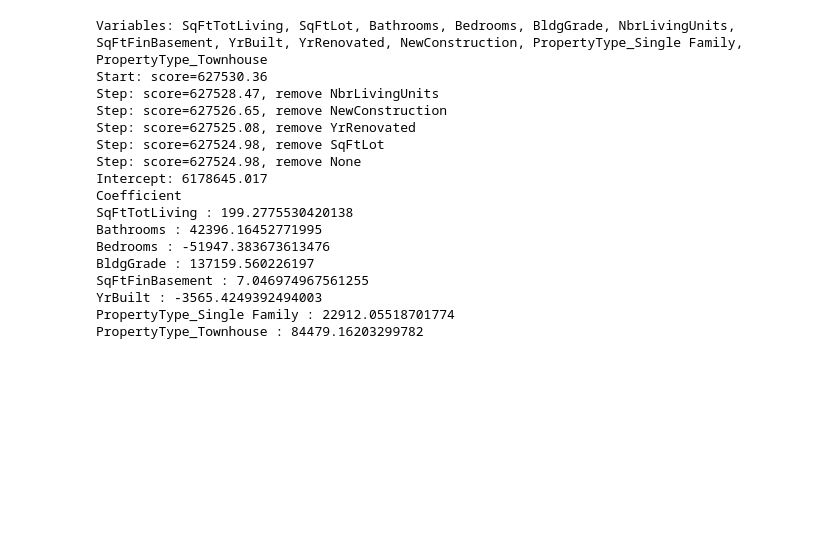
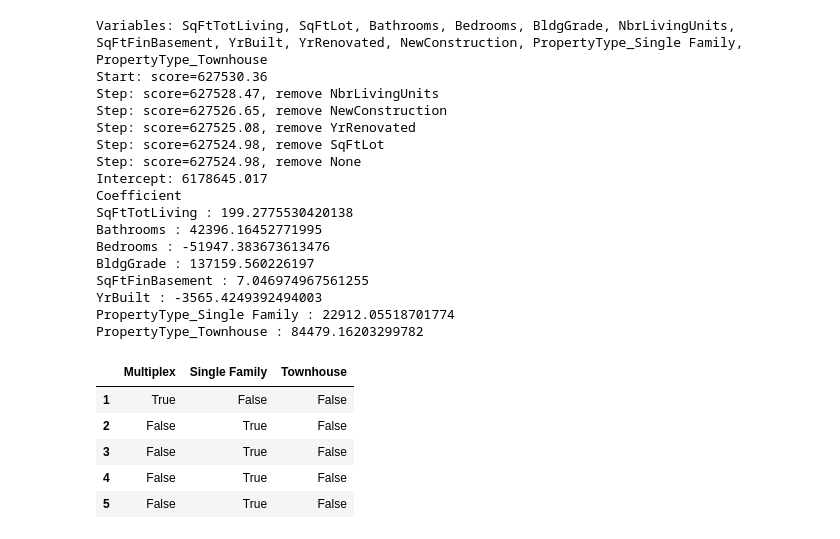
Before and after one commit to RijalChirayu/PracticalStatistics, a Jupyter notebook: chapter_4.ipynb, the cells around one changed output. Saved outputs shown, nothing was run; the diff lists cells and outputs as text; code cells hidden in the pictures; blank space fills up the shorter version.

```diff
--- a/chapter_4.ipynb
+++ b/chapter_4.ipynb
@@ -229,3 +229,12 @@ SqFtFinBasement : 7.046974967561255
 YrBuilt : -3565.4249392494003
 PropertyType_Single Family : 22912.05518701774
 PropertyType_Townhouse : 84479.16203299782
+# %%
+pd.get_dummies(house['PropertyType']).head()
+# %% [output]
+|  | Multiplex | Single Family | Townhouse |
+| 1 | True | False | False |
+| 2 | False | True | False |
+| 3 | False | True | False |
+| 4 | False | True | False |
+| 5 | False | True | False |
```
Also changed, not shown: parts of 4 cells of this notebook.
